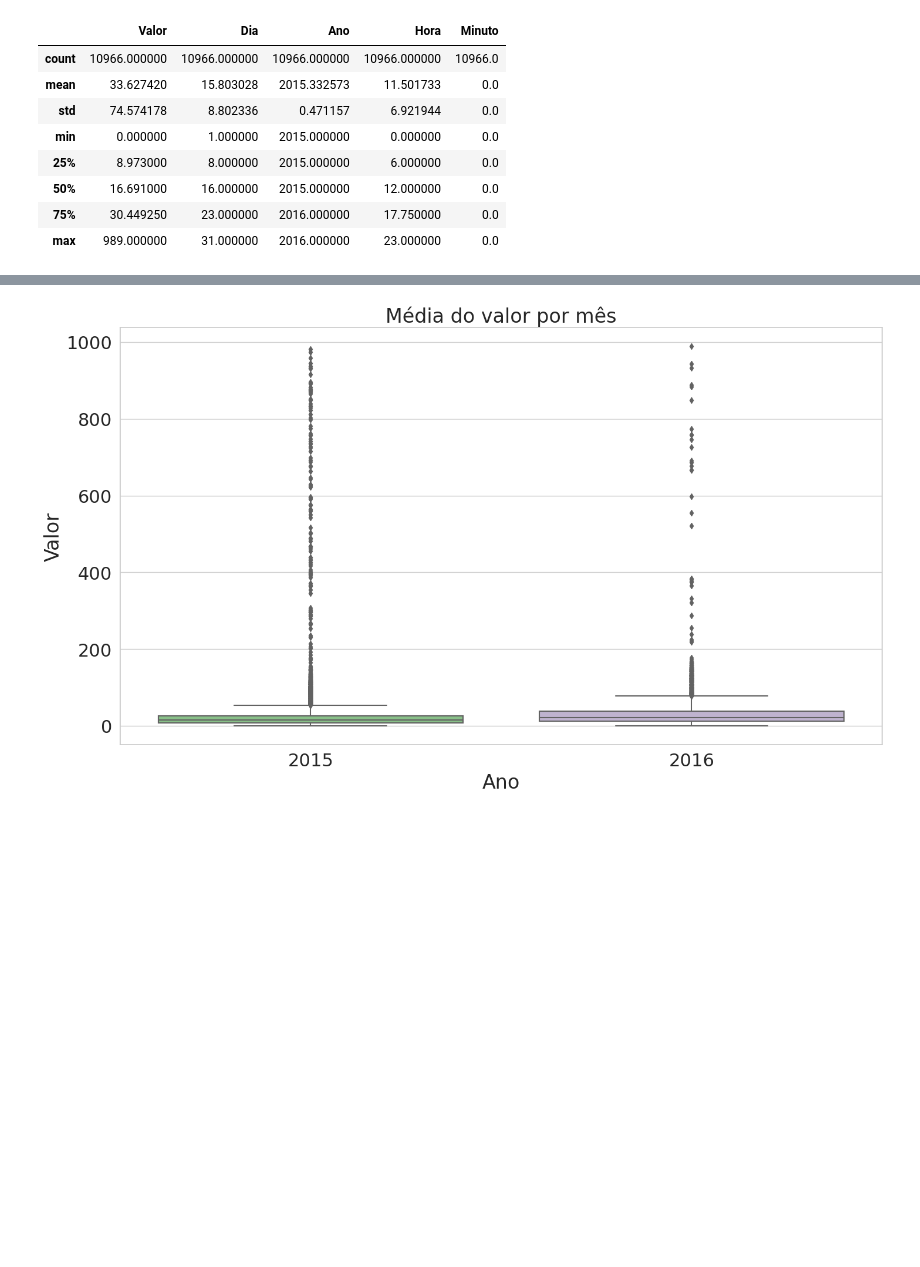
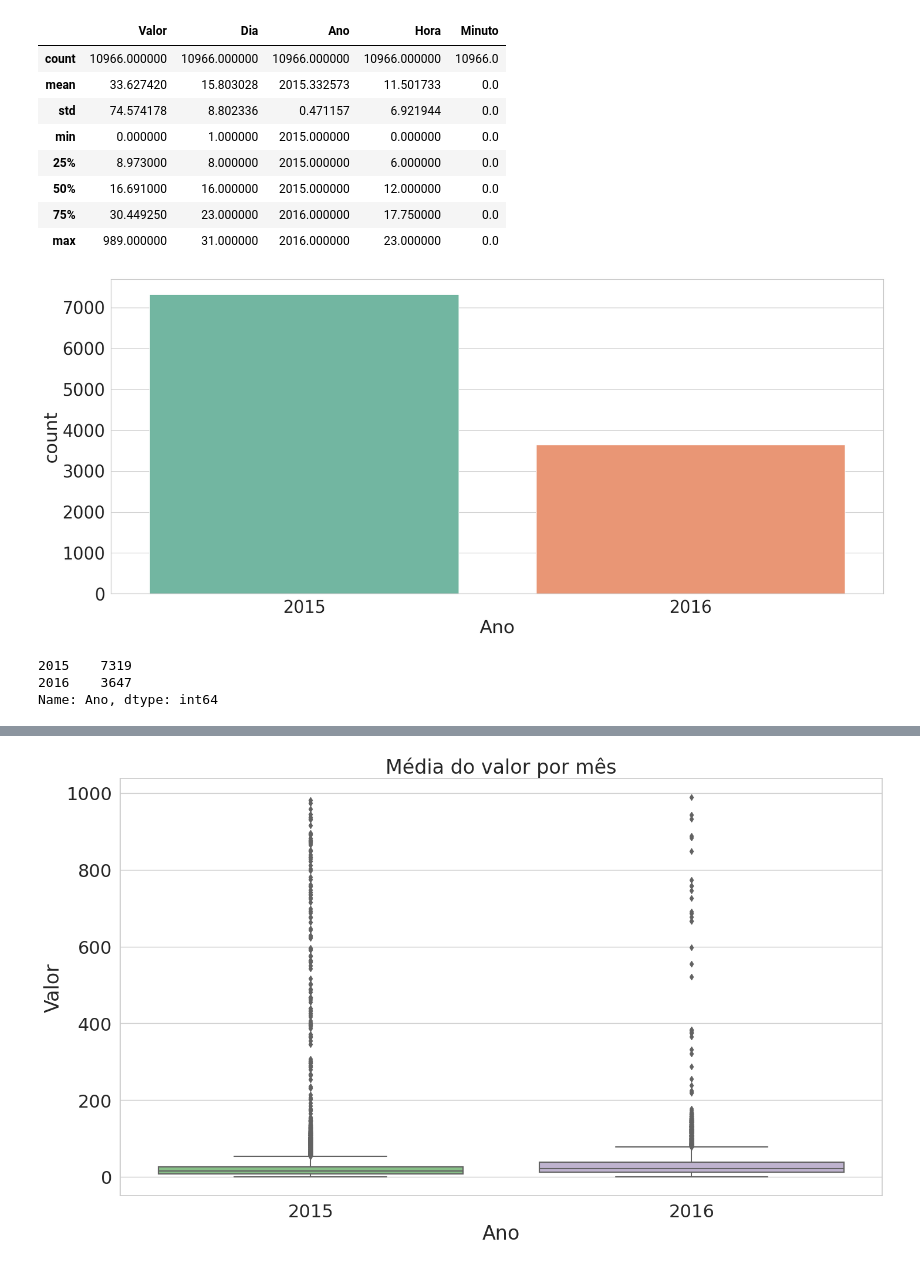
Before and after one commit to marcosvilela/modelagem-analitica-20.3, a Jupyter notebook: source/Fernando/Fernando-AnaliseExploratoria.ipynb, the cells around one changed output, grey strips where cells are left out. Drawn from its saved outputs; the diff is of its cells as text; code cells hidden in the pictures; blank space fills up the shorter version.

```diff
--- a/source/Fernando/Fernando-AnaliseExploratoria.ipynb
+++ b/source/Fernando/Fernando-AnaliseExploratoria.ipynb
@@ -151,3 +151,20 @@ full_df.describe()
 | 50% | 16.691000 | 16.000000 | 2015.000000 | 12.000000 | 0.0 |
 | 75% | 30.449250 | 23.000000 | 2016.000000 | 17.750000 | 0.0 |
 | max | 989.000000 | 31.000000 | 2016.000000 | 23.000000 | 0.0 |
+# %%
+plt.figure(figsize=(20,9), dpi=100)
+
+sns.set_style('whitegrid')
+sns.set_context('notebook', font_scale = 2.5)
+
+sns.countplot(x='Ano',data = full_df, palette='Set2')
+
+plt.tight_layout()
+# %% [output]
+[figure, added]
+# %%
+full_df['Ano'].value_counts()
+# %% [output]
+2015    7319
+2016    3647
+Name: Ano, dtype: int64
```
Also changed, not shown: parts of 19 cells of this notebook.
